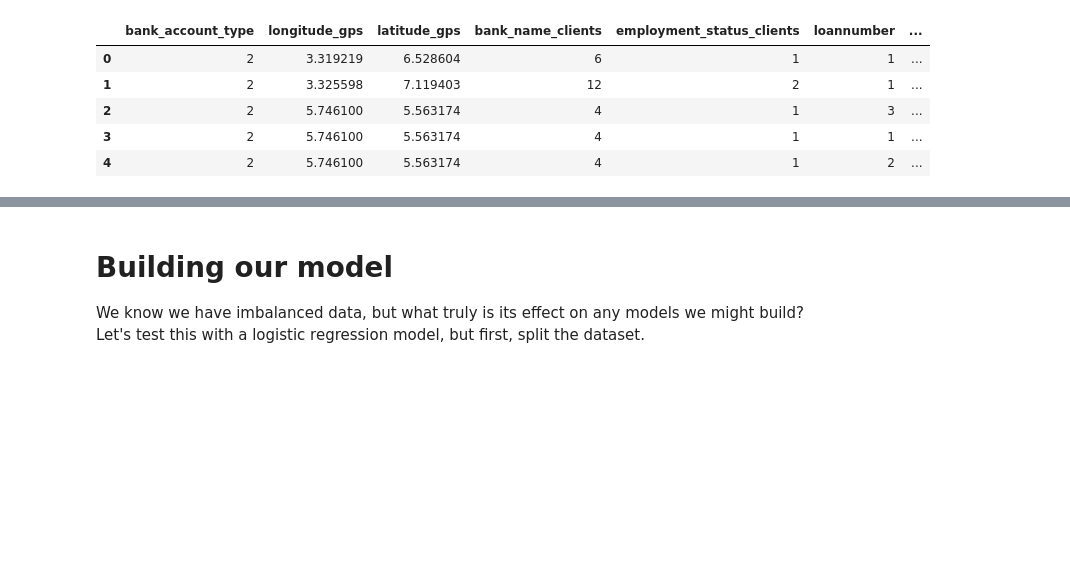
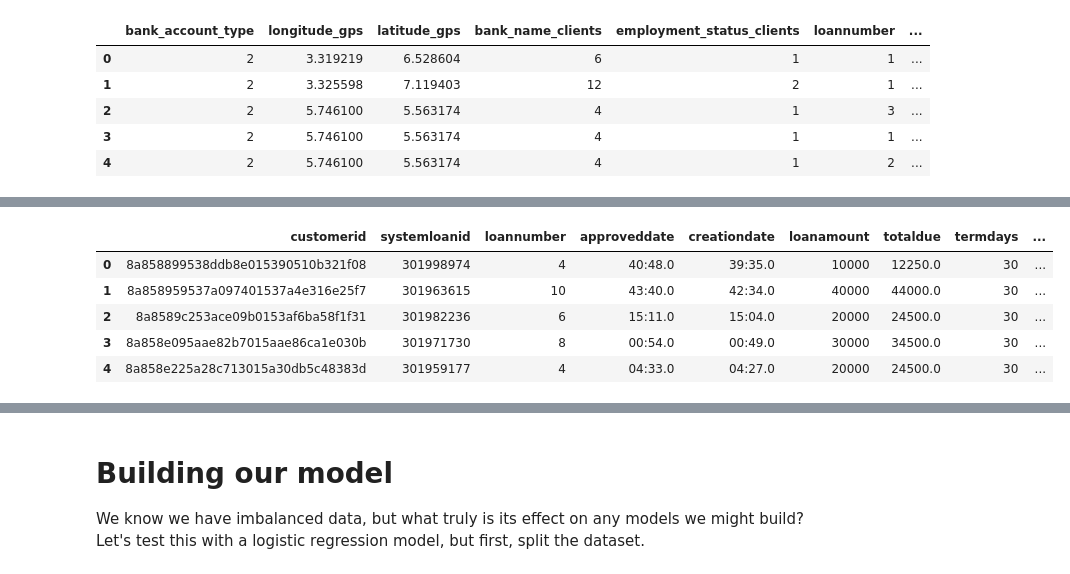
Before and after one commit to kakopo/loan-default-prediction-challenge-group-8, a Jupyter notebook: jupyter_notebook/data_analysis.ipynb, the cells around one changed output, grey strips where cells are left out. Drawn from its saved outputs; the diff is of its cells as text; code cells hidden in the pictures; blank space fills up the shorter version.

```diff
--- a/jupyter_notebook/data_analysis.ipynb
+++ b/jupyter_notebook/data_analysis.ipynb
@@ -701,0 +711,9 @@ testprev = pd.read_csv('/content/drive/MyDrive/Classroom/loan_data/testprevloans
+# %%
+testperf.head()
+# %% [output]
+|  | customerid | systemloanid | loannumber | approveddate | creationdate | loanamount | totaldue | termdays | ... |
+| 0 | 8a858899538ddb8e015390510b321f08 | 301998974 | 4 | 40:48.0 | 39:35.0 | 10000 | 12250.0 | 30 | ... |
+| 1 | 8a858959537a097401537a4e316e25f7 | 301963615 | 10 | 43:40.0 | 42:34.0 | 40000 | 44000.0 | 30 | ... |
+| 2 | 8a8589c253ace09b0153af6ba58f1f31 | 301982236 | 6 | 15:11.0 | 15:04.0 | 20000 | 24500.0 | 30 | ... |
+| 3 | 8a858e095aae82b7015aae86ca1e030b | 301971730 | 8 | 00:54.0 | 00:49.0 | 30000 | 34500.0 | 30 | ... |
+| 4 | 8a858e225a28c713015a30db5c48383d | 301959177 | 4 | 04:33.0 | 04:27.0 | 20000 | 24500.0 | 30 | ... |
```
Also changed, not shown: parts of 33 cells of this notebook.
